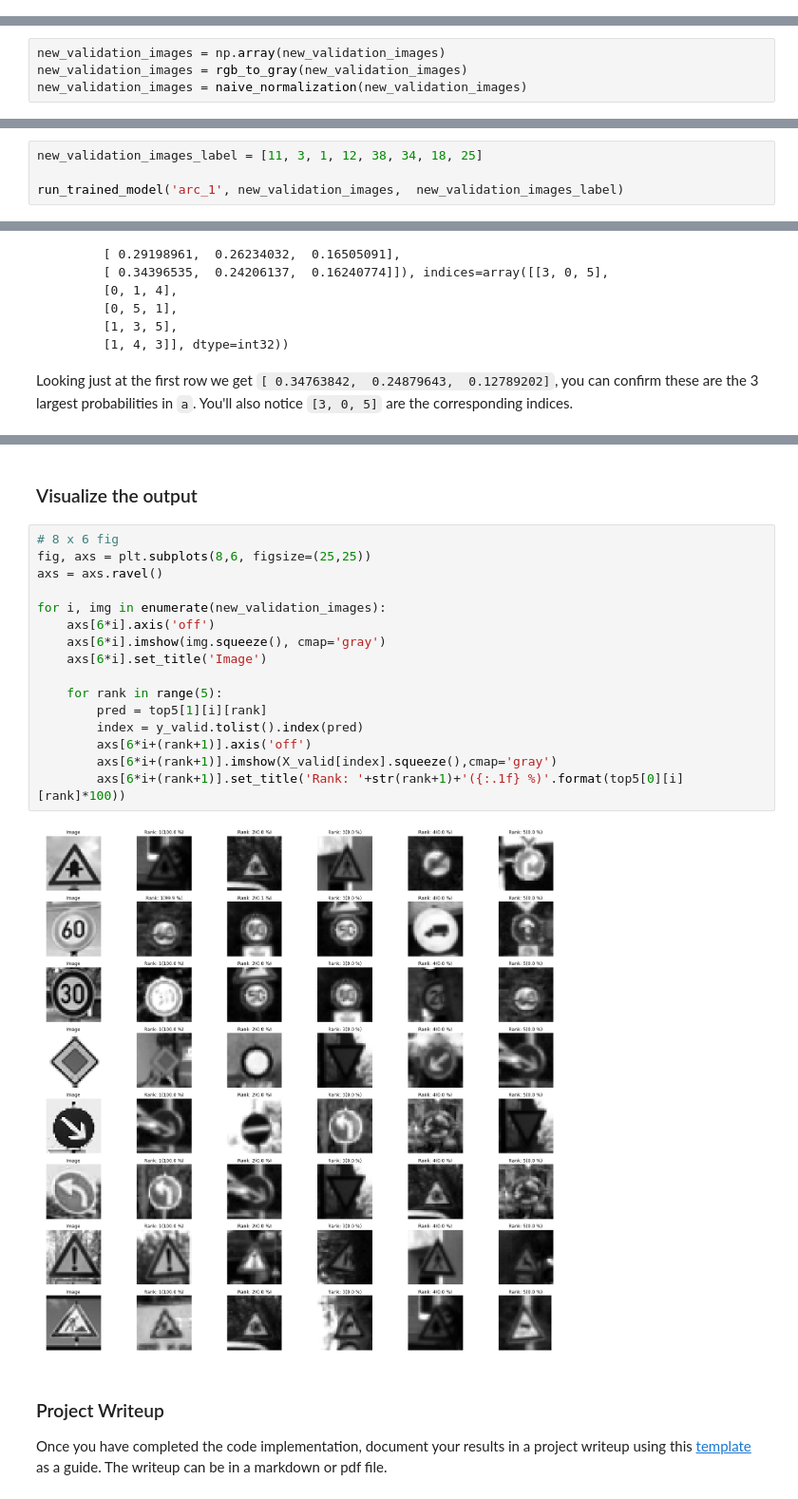
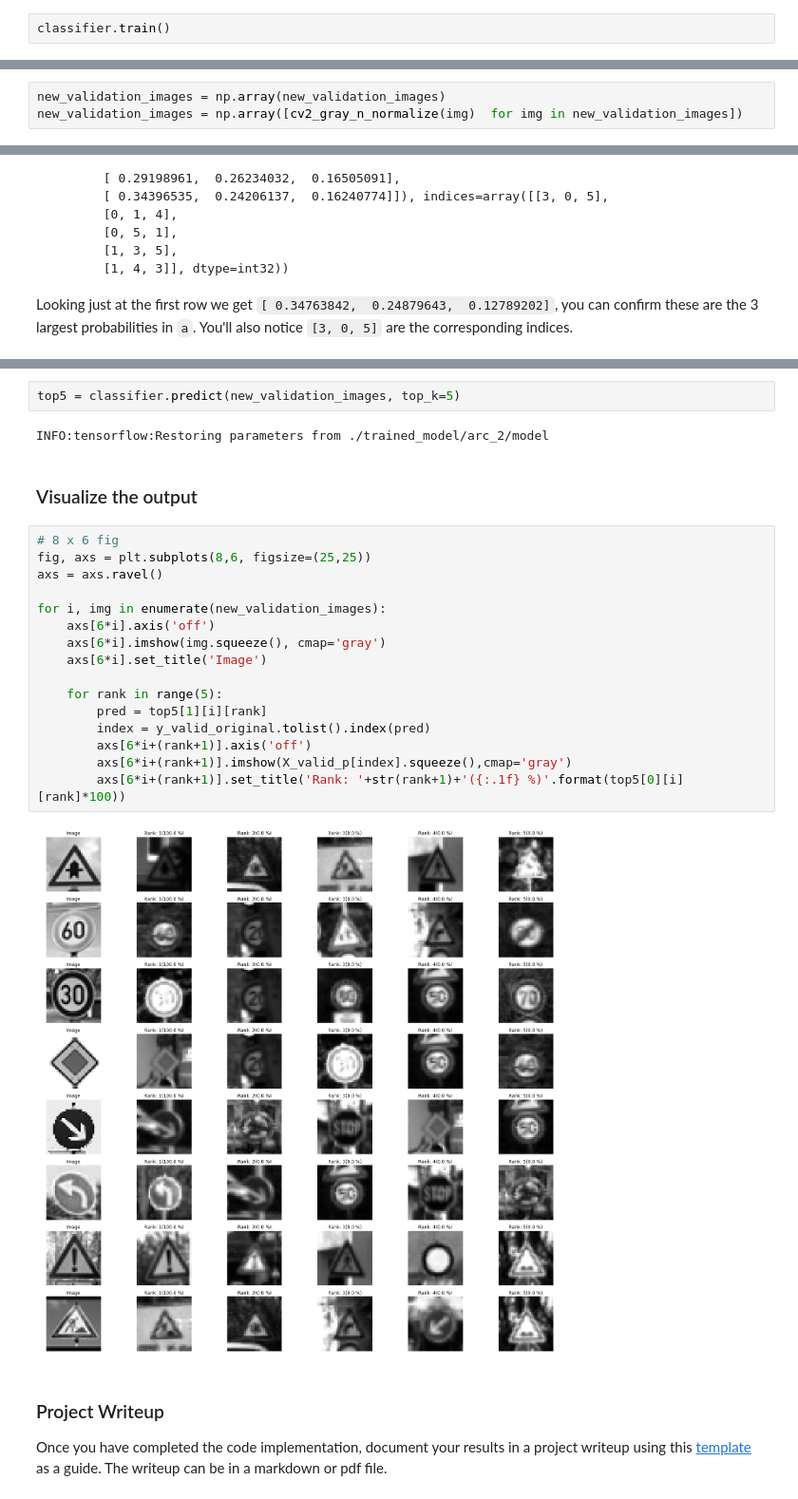
Before and after one commit to Tsuihao/CarND-Traffic-Sign-Classifier-Project, a Jupyter notebook: Traffic_Sign_Classifier.ipynb, the cells around one changed output, grey strips where cells are left out. Shown: that part at 95% size. Drawn from its saved outputs; the diff is of its cells as text.

```diff
--- a/Traffic_Sign_Classifier.ipynb
+++ b/Traffic_Sign_Classifier.ipynb
@@ -463,0 +341,2 @@ Test accuracy = 0.962
+# %%
+classifier.train()
@@ -492,8 +434,7 @@ for i, img in enumerate(os.listdir('images/validation1/')):
 [figure]
 # %%
 new_validation_images = np.array(new_validation_images)
-new_validation_images = rgb_to_gray(new_validation_images)
-new_validation_images = naive_normalization(new_validation_images)
+new_validation_images = np.array([cv2_gray_n_normalize(img)  for img in new_validation_images])
 # %%
 i = 0
 fig = plt.figure(figsize=(15,15))
@@ -508,7 +449,3 @@ for img in new_validation_images:
 # %% [output]
 <matplotlib.figure.Figure at 0x...>
 [figure]
-# %%
-new_validation_images_label = [11, 3, 1, 12, 38, 34, 18, 25]
-
-run_trained_model('arc_1', new_validation_images,  new_validation_images_label)
@@ -572,23 +521,27 @@ INFO:tensorflow:Restoring parameters from ./trained_model/arc_1/model
+# %%
+top5 = classifier.predict(new_validation_images, top_k=5)
+# %% [output]
+INFO:tensorflow:Restoring parameters from ./trained_model/arc_2/model
 # %% [markdown]
 ### Visualize the output
 # %%
 # 8 x 6 fig
 fig, axs = plt.subplots(8,6, figsize=(25,25))
 axs = axs.ravel()
 
 for i, img in enumerate(new_validation_images):
     axs[6*i].axis('off')
     axs[6*i].imshow(img.squeeze(), cmap='gray')
     axs[6*i].set_title('Image')
 
     for rank in range(5):
         pred = top5[1][i][rank]
-        index = y_valid.tolist().index(pred)
+        index = y_valid_original.tolist().index(pred)
         axs[6*i+(rank+1)].axis('off')
-        axs[6*i+(rank+1)].imshow(X_valid[index].squeeze(),cmap='gray')
+        axs[6*i+(rank+1)].imshow(X_valid_p[index].squeeze(),cmap='gray')
         axs[6*i+(rank+1)].set_title('Rank: '+str(rank+1)+'({:.1f} %)'.format(top5[0][i][rank]*100))
 # %% [output]
-[figure, old version]
+[figure, new version]
 # %% [markdown]
 ### Project Writeup
 
```
Also changed, not shown: parts of 29 cells of this notebook, 30 other files.
